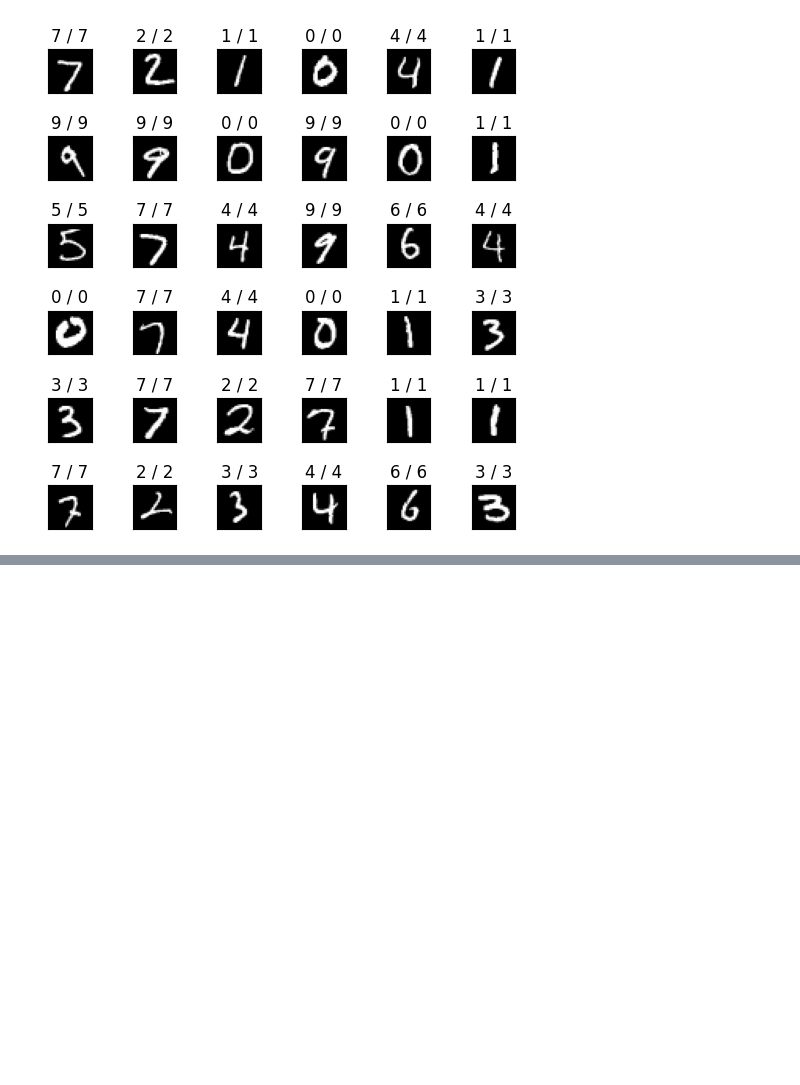
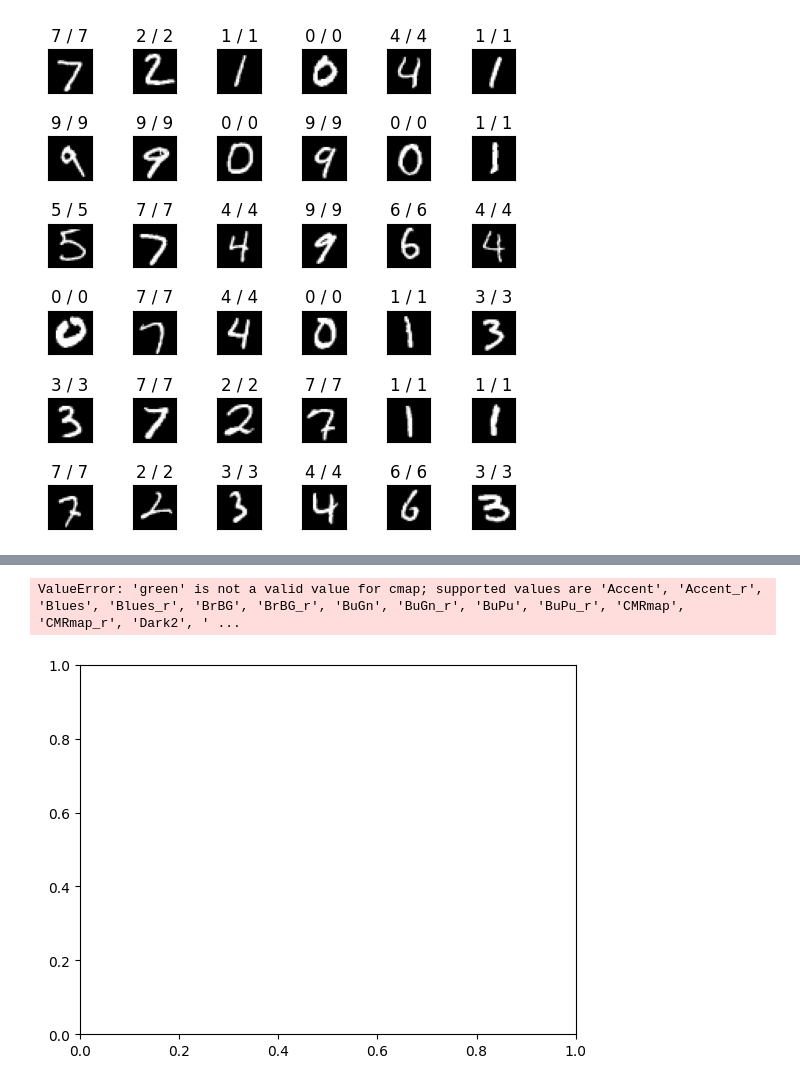
Before and after one commit to Munkheredene/ml-data, a Jupyter notebook: deeplearning_task/DL_task_sprint2_deeplearning.ipynb, the cells around one changed output, grey strips where cells are left out. Drawn from its saved outputs; the diff is of its cells as text; code cells hidden in the pictures; blank space fills up the shorter version.

```diff
--- a/deeplearning_task/DL_task_sprint2_deeplearning.ipynb
+++ b/deeplearning_task/DL_task_sprint2_deeplearning.ipynb
@@ -398,0 +423,9 @@ plt.show()
+# %%
+index = 0
+image = X_train[index].reshape(28,28)
+plt.imshow(image, 'green')
+plt.title('label : {}'.format(y_train[10]))
+plt.show()
+# %% [output]
+ValueError: 'green' is not a valid value for cmap; supported values are 'Accent', 'Accent_r', 'Blues', 'Blues_r', 'BrBG', 'BrBG_r', 'BuGn', 'BuGn_r', 'BuPu', 'BuPu_r', 'CMRmap', 'CMRmap_r', 'Dark2', ' ...
+[figure, added]
```
Also changed, not shown: parts of 3 cells of this notebook, 2 other files.
